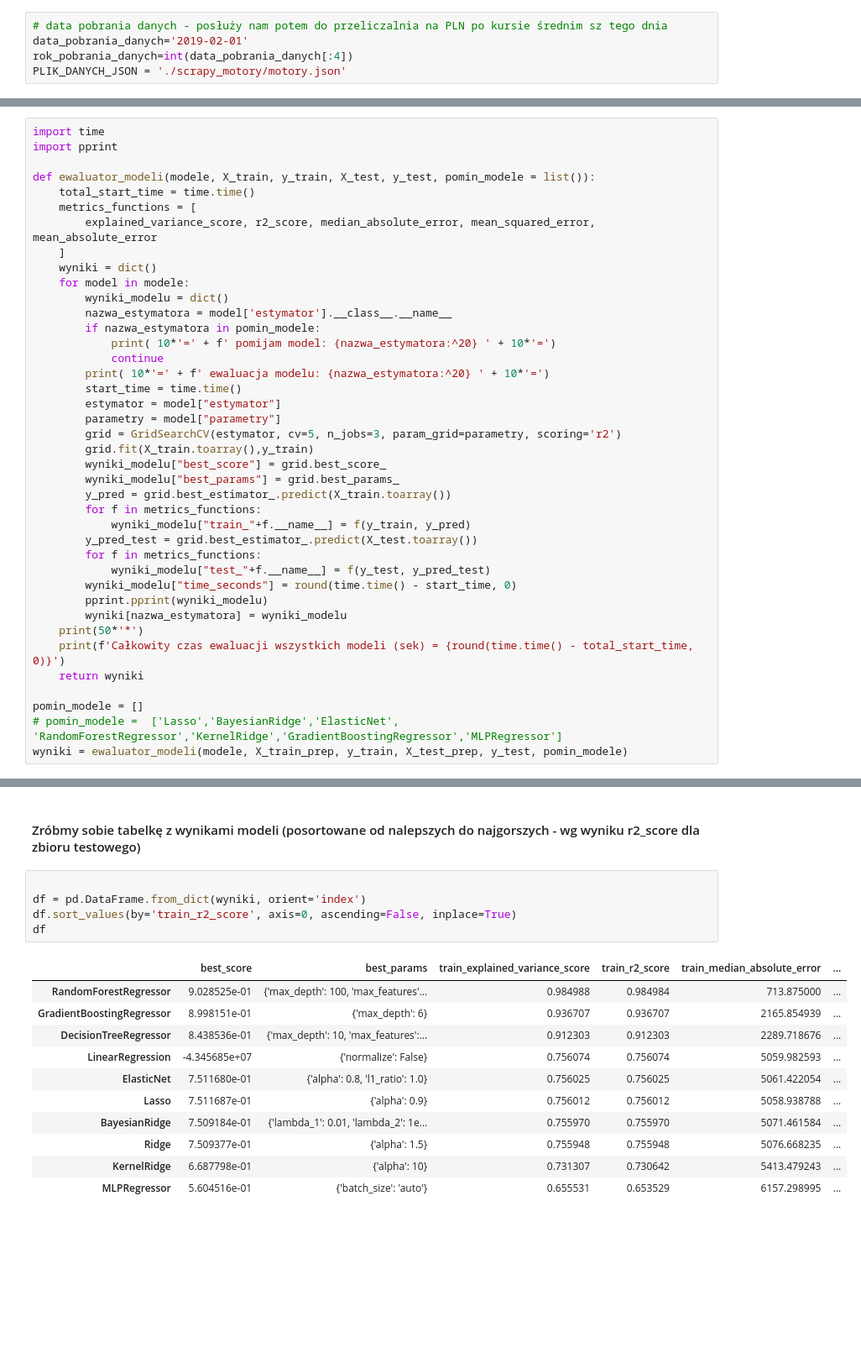
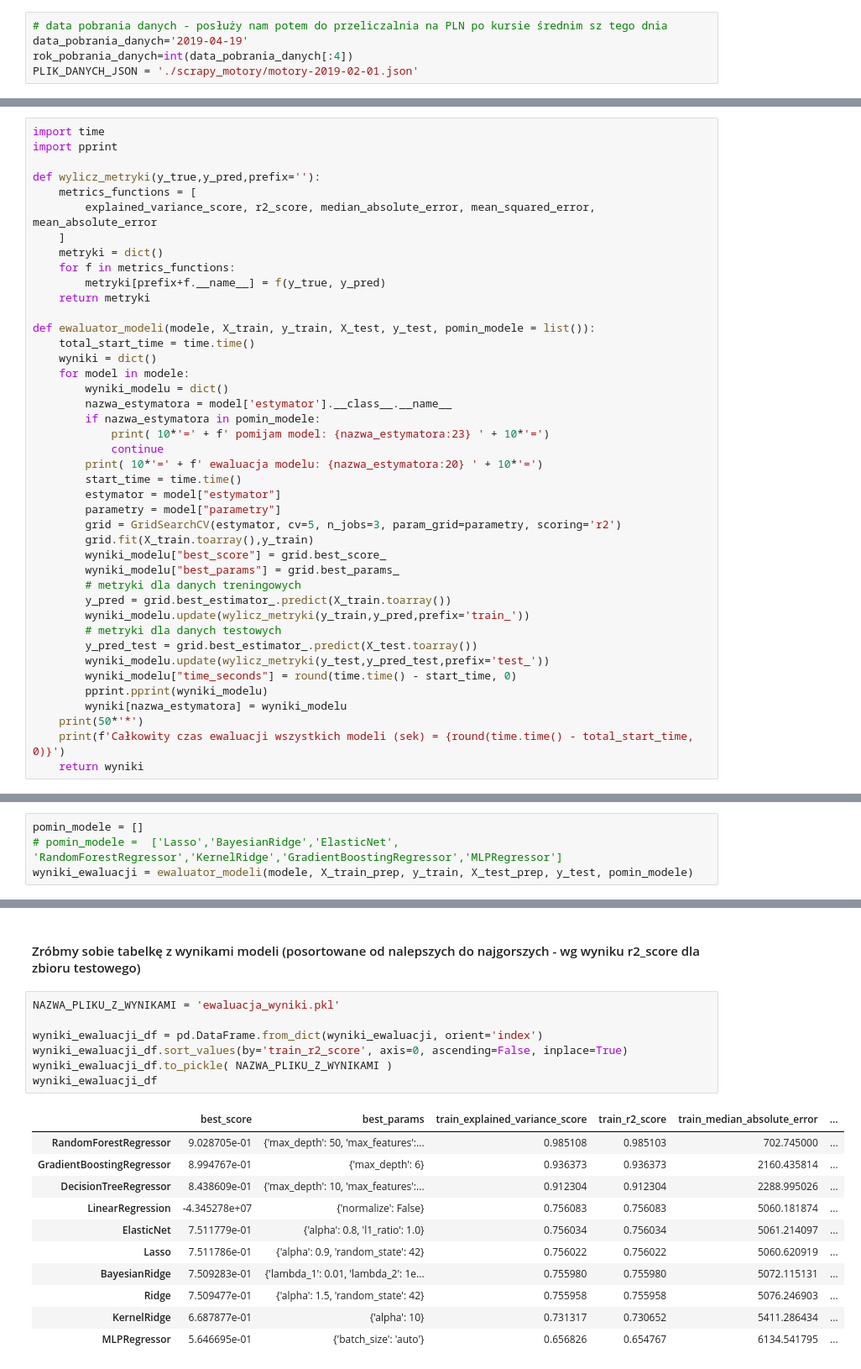
Before and after one commit to kordirko/motory, a Jupyter notebook: projekt_zaliczeniowy.ipynb, the cells around one changed output, grey strips where cells are left out. Shown: that part at 84% size. Cells and saved outputs as stored; diff of their text form; blank space fills up the shorter version.

Commit message:
Finalny model

```diff
--- a/projekt_zaliczeniowy.ipynb
+++ b/projekt_zaliczeniowy.ipynb
@@ -10,9 +15,9 @@ Dane z dnia 2019-04-19 już są pobrane do pliku ./scrapy_motory/motory.json
 #scrapy crawl motory -o motory.json
 # %%
 # data pobrania danych - posłuży nam potem do przeliczalnia na PLN po kursie średnim sz tego dnia
-data_pobrania_danych='2019-02-01'
+data_pobrania_danych='2019-04-19'
 rok_pobrania_danych=int(data_pobrania_danych[:4])
-PLIK_DANYCH_JSON = './scrapy_motory/motory.json'
+PLIK_DANYCH_JSON = './scrapy_motory/motory-2019-02-01.json'
 # %% [markdown]
 Wczytujemy dane z pliku JSON
 # %%
@@ -1018,19 +1047,25 @@ modele = [
 import time
 import pprint
 
-def ewaluator_modeli(modele, X_train, y_train, X_test, y_test, pomin_modele = list()):
-    total_start_time = time.time()
+def wylicz_metryki(y_true,y_pred,prefix=''):
     metrics_functions = [
         explained_variance_score, r2_score, median_absolute_error, mean_squared_error, mean_absolute_error
     ]
+    metryki = dict()
+    for f in metrics_functions:
+        metryki[prefix+f.__name__] = f(y_true, y_pred)
+    return metryki
+
+def ewaluator_modeli(modele, X_train, y_train, X_test, y_test, pomin_modele = list()):
+    total_start_time = time.time()
     wyniki = dict()
     for model in modele:
         wyniki_modelu = dict()
         nazwa_estymatora = model['estymator'].__class__.__name__
         if nazwa_estymatora in pomin_modele:
-            print( 10*'=' + f' pomijam model: {nazwa_estymatora:^20} ' + 10*'=')
+            print( 10*'=' + f' pomijam model: {nazwa_estymatora:23} ' + 10*'=')
             continue
-        print( 10*'=' + f' ewaluacja modelu: {nazwa_estymatora:^20} ' + 10*'=')
+        print( 10*'=' + f' ewaluacja modelu: {nazwa_estymatora:20} ' + 10*'=')
         start_time = time.time()
         estymator = model["estymator"]
         parametry = model["parametry"]
@@ -1038,19 +1073,15 @@ def ewaluator_modeli(modele, X_train, y_train, X_test, y_test, pomin_modele = li
         grid.fit(X_train.toarray(),y_train)
         wyniki_modelu["best_score"] = grid.best_score_
         wyniki_modelu["best_params"] = grid.best_params_
+        # metryki dla danych treningowych
         y_pred = grid.best_estimator_.predict(X_train.toarray())
-        for f in metrics_functions:
-            wyniki_modelu["train_"+f.__name__] = f(y_train, y_pred)
+        wyniki_modelu.update(wylicz_metryki(y_train,y_pred,prefix='train_'))
+        # metryki dla danych testowych
         y_pred_test = grid.best_estimator_.predict(X_test.toarray())
-        for f in metrics_functions:
-            wyniki_modelu["test_"+f.__name__] = f(y_test, y_pred_test)
+        wyniki_modelu.update(wylicz_metryki(y_test,y_pred_test,prefix='test_'))
         wyniki_modelu["time_seconds"] = round(time.time() - start_time, 0)
         pprint.pprint(wyniki_modelu)
         wyniki[nazwa_estymatora] = wyniki_modelu
     print(50*'*')
     print(f'Całkowity czas ewaluacji wszystkich modeli (sek) = {round(time.time() - total_start_time, 0)}')
     return wyniki
-
-pomin_modele = []
-# pomin_modele =  ['Lasso','BayesianRidge','ElasticNet', 'RandomForestRegressor','KernelRidge','GradientBoostingRegressor','MLPRegressor']
-wyniki = ewaluator_modeli(modele, X_train_prep, y_train, X_test_prep, y_test, pomin_modele)
@@ -1074,0 +1092,4 @@ wyniki = ewaluator_modeli(modele, X_train_prep, y_train, X_test_prep, y_test, po
+# %%
+pomin_modele = []
+# pomin_modele =  ['Lasso','BayesianRidge','ElasticNet', 'RandomForestRegressor','KernelRidge','GradientBoostingRegressor','MLPRegressor']
+wyniki_ewaluacji = ewaluator_modeli(modele, X_train_prep, y_train, X_test_prep, y_test, pomin_modele)
@@ -1075,19 +1114,21 @@ wyniki = ewaluator_modeli(modele, X_train_prep, y_train, X_test_prep, y_test, po
 # %% [markdown]
 #### Zróbmy sobie tabelkę z wynikami modeli (posortowane od nalepszych do najgorszych - wg wyniku r2_score dla zbioru testowego)
 # %%
+NAZWA_PLIKU_Z_WYNIKAMI = 'ewaluacja_wyniki.pkl'
 
-df = pd.DataFrame.from_dict(wyniki, orient='index')
-df.sort_values(by='train_r2_score', axis=0, ascending=False, inplace=True)
-df
+wyniki_ewaluacji_df = pd.DataFrame.from_dict(wyniki_ewaluacji, orient='index')
+wyniki_ewaluacji_df.sort_values(by='train_r2_score', axis=0, ascending=False, inplace=True)
+wyniki_ewaluacji_df.to_pickle( NAZWA_PLIKU_Z_WYNIKAMI )
+wyniki_ewaluacji_df
 # %% [output]
 |  | best_score | best_params | train_explained_variance_score | train_r2_score | train_median_absolute_error | ... |
-| RandomForestRegressor | 9.028525e-01 | {'max_depth': 100, 'max_features'... | 0.984988 | 0.984984 | 713.875000 | ... |
-| GradientBoostingRegressor | 8.998151e-01 | {'max_depth': 6} | 0.936707 | 0.936707 | 2165.854939 | ... |
-| DecisionTreeRegressor | 8.438536e-01 | {'max_depth': 10, 'max_features':... | 0.912303 | 0.912303 | 2289.718676 | ... |
-| LinearRegression | -4.345685e+07 | {'normalize': False} | 0.756074 | 0.756074 | 5059.982593 | ... |
-| ElasticNet | 7.511680e-01 | {'alpha': 0.8, 'l1_ratio': 1.0} | 0.756025 | 0.756025 | 5061.422054 | ... |
-| Lasso | 7.511687e-01 | {'alpha': 0.9} | 0.756012 | 0.756012 | 5058.938788 | ... |
-| BayesianRidge | 7.509184e-01 | {'lambda_1': 0.01, 'lambda_2': 1e... | 0.755970 | 0.755970 | 5071.461584 | ... |
-| Ridge | 7.509377e-01 | {'alpha': 1.5} | 0.755948 | 0.755948 | 5076.668235 | ... |
-| KernelRidge | 6.687798e-01 | {'alpha': 10} | 0.731307 | 0.730642 | 5413.479243 | ... |
-| MLPRegressor | 5.604516e-01 | {'batch_size': 'auto'} | 0.655531 | 0.653529 | 6157.298995 | ... |
+| RandomForestRegressor | 9.028705e-01 | {'max_depth': 50, 'max_features':... | 0.985108 | 0.985103 | 702.745000 | ... |
+| GradientBoostingRegressor | 8.994767e-01 | {'max_depth': 6} | 0.936373 | 0.936373 | 2160.435814 | ... |
+| DecisionTreeRegressor | 8.438609e-01 | {'max_depth': 10, 'max_features':... | 0.912304 | 0.912304 | 2288.995026 | ... |
+| LinearRegression | -4.345278e+07 | {'normalize': False} | 0.756083 | 0.756083 | 5060.181874 | ... |
+| ElasticNet | 7.511779e-01 | {'alpha': 0.8, 'l1_ratio': 1.0} | 0.756034 | 0.756034 | 5061.214097 | ... |
+| Lasso | 7.511786e-01 | {'alpha': 0.9, 'random_state': 42} | 0.756022 | 0.756022 | 5060.620919 | ... |
+| BayesianRidge | 7.509283e-01 | {'lambda_1': 0.01, 'lambda_2': 1e... | 0.755980 | 0.755980 | 5072.115131 | ... |
+| Ridge | 7.509477e-01 | {'alpha': 1.5, 'random_state': 42} | 0.755958 | 0.755958 | 5076.246903 | ... |
+| KernelRidge | 6.687877e-01 | {'alpha': 10} | 0.731317 | 0.730652 | 5411.286434 | ... |
+| MLPRegressor | 5.646695e-01 | {'batch_size': 'auto'} | 0.656826 | 0.654767 | 6134.541795 | ... |
```
Also changed, not shown: parts of 40 cells of this notebook, 5 other files.
